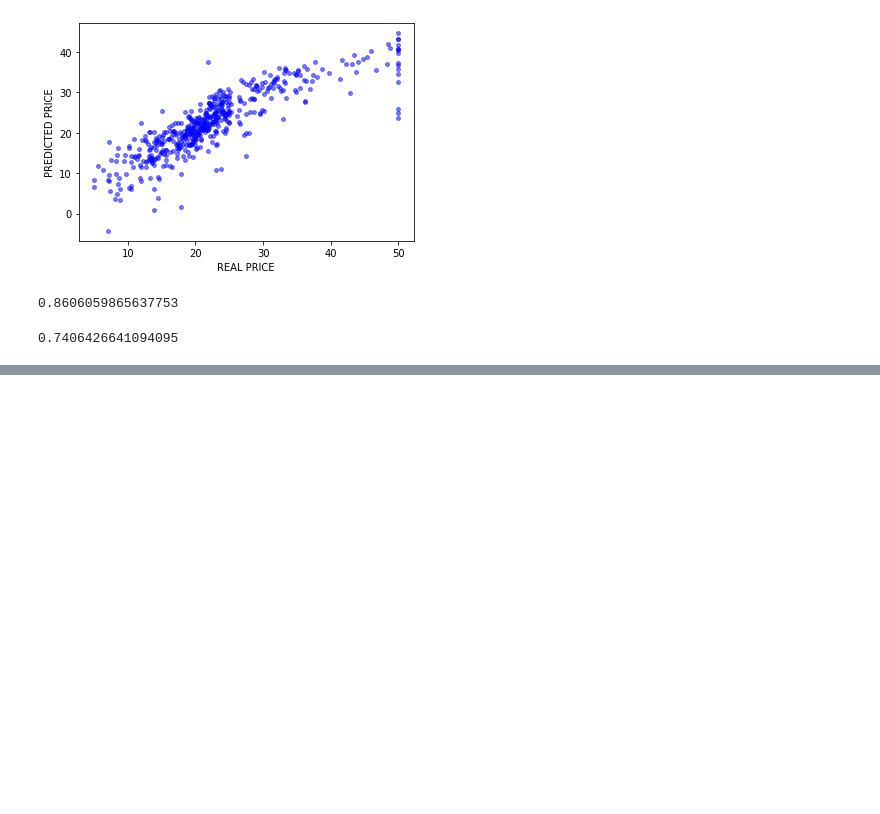
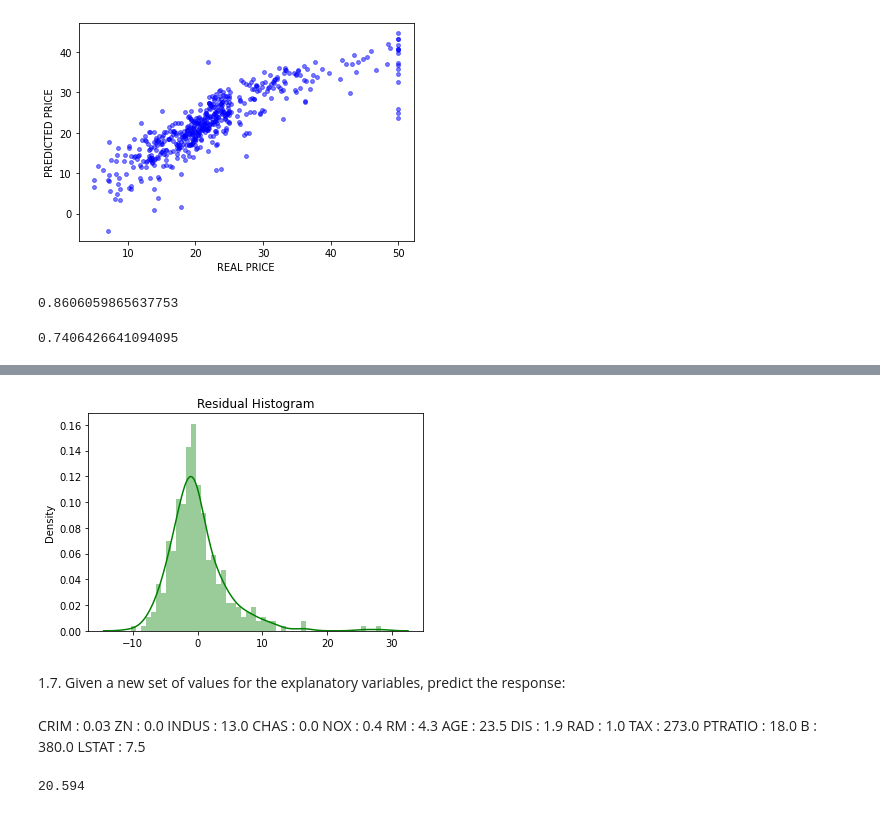
Before and after one commit to hayaboy/datascience, a Jupyter notebook: 수치예측목적을_위한_지도학습_모델_응용.ipynb, the cells around one changed output, grey strips where cells are left out. Saved outputs shown, nothing was run; the diff lists cells and outputs as text; code cells hidden in the pictures; blank space fills up the shorter version.

```diff
--- a/수치예측목적을_위한_지도학습_모델_응용.ipynb
+++ b/수치예측목적을_위한_지도학습_모델_응용.ipynb
@@ -389,0 +496,28 @@ lm.score(X,Y)
+# %%
+# Q: Are the residuals normally distributed centered around 0?
+sns.distplot(residual, bins=50, color='green').set_title("Residual Histogram")
+plt.show()
+# %% [output]
+[figure, added]
+# %% [markdown]
+1.7. Given a new set of values for the explanatory variables, predict the response:
+# %% [markdown]
+CRIM : 0.03
+ZN : 0.0
+INDUS : 13.0
+CHAS : 0.0
+NOX : 0.4
+RM : 4.3
+AGE : 23.5
+DIS : 1.9
+RAD : 1.0
+TAX : 273.0
+PTRATIO : 18.0
+B : 380.0
+LSTAT : 7.5
+# %%
+X_new = np.array([0.03, 0.0, 13.0, 0.0, 0.4, 4.3, 23.5, 1.9, 1.0, 273.0, 18.0, 380.0, 7.5]).reshape(1,-1)  # Reshaped as a row.
+Y_pred_new = lm.predict(X_new)
+print(np.round(Y_pred_new[0,0],3))
+# %% [output]
+20.594
```
Also changed, not shown: parts of 18 cells of this notebook.
